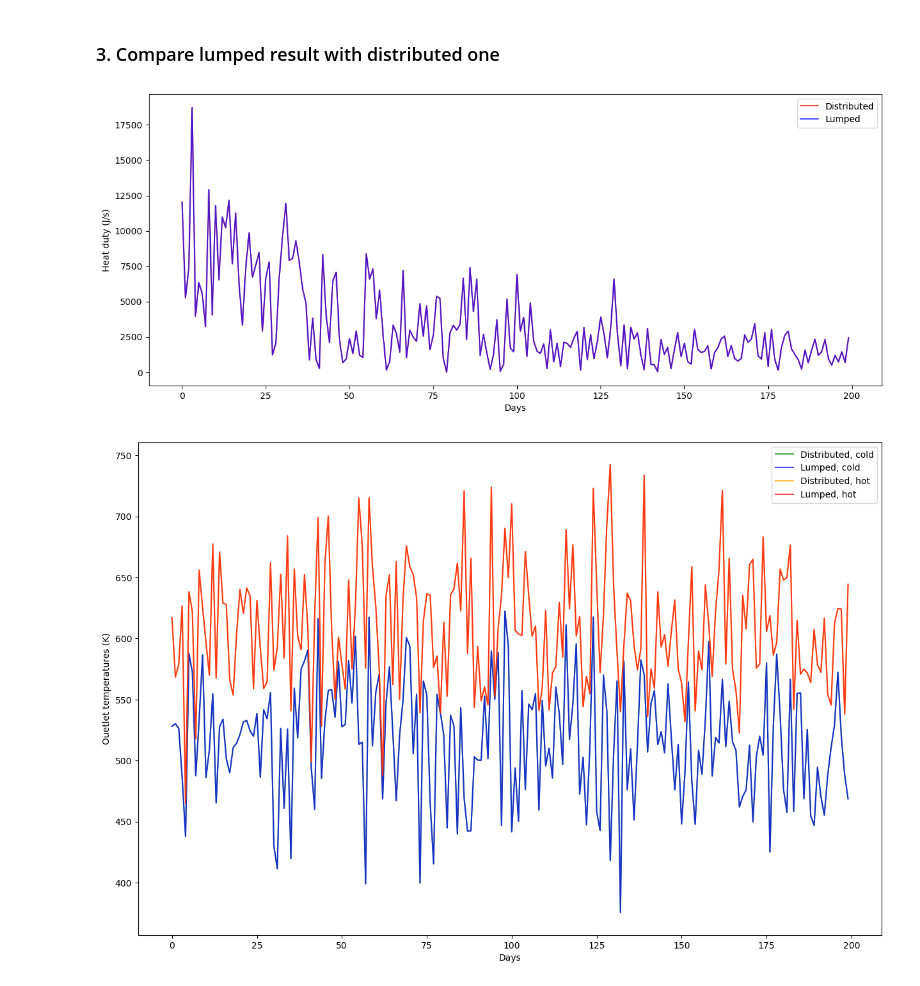
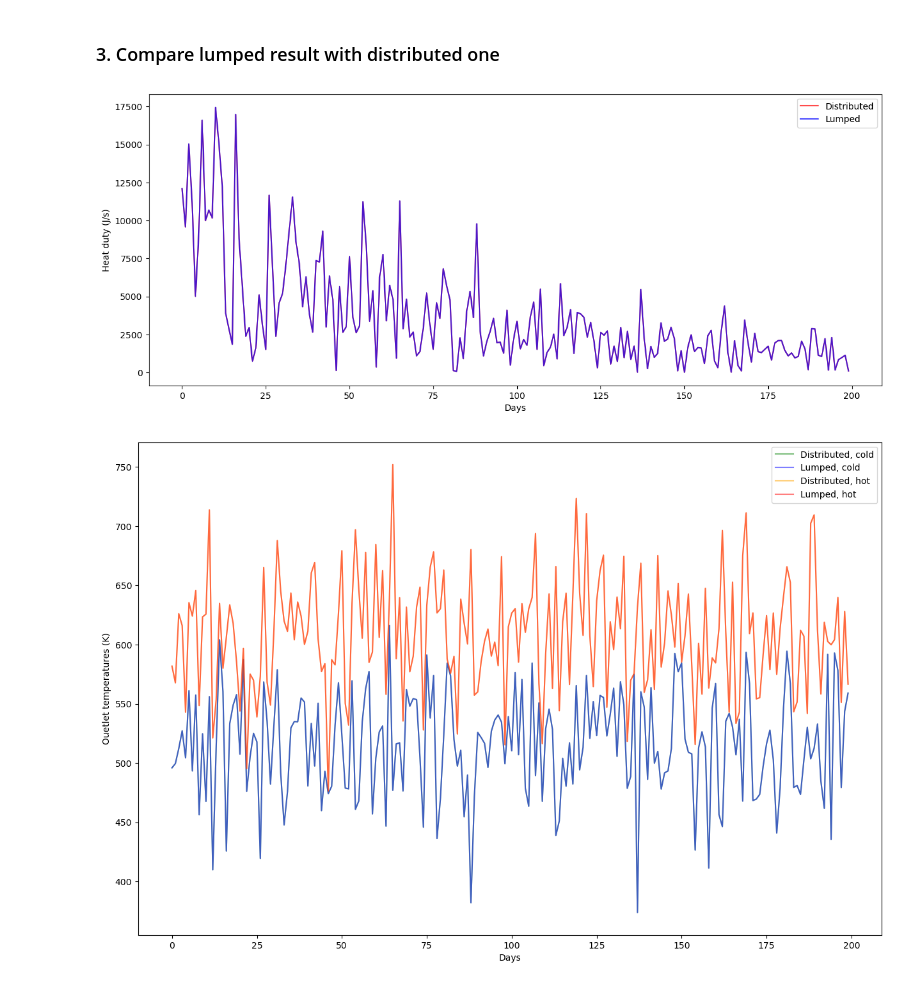
Before and after one commit to donglai-zhang/HEXpractice, a Jupyter notebook: Visualisation.ipynb, the cells around one changed output. Drawn from its saved outputs; the diff is of its cells as text; code cells hidden in the pictures.

```diff
--- a/Visualisation.ipynb
+++ b/Visualisation.ipynb
@@ -19,7 +19,7 @@ rinlet: random inlents
 mode = "rinlet"
 
 # f_type: 0 - parallel flow, 1 - counter flow
-f_type = 0
+f_type = 1
 
 if f_type == 0:
     dfs = pd.read_csv(f"{dpath}/{mode}/parallel.csv", header=0)
@@ -248,21 +248,21 @@ plt.xlabel("Days")
 plt.legend()
 plt.show()
 # %% [output]
-[figure, old version]
+[figure, new version]
 # %%
 # Outlet temperature vs. time
 plt.figure(figsize=(15, 10))
-plt.plot(dfs["F1o"].to_numpy(), c="green", alpha=0.7, label="Distributed, cold")
-plt.plot(df1["F1o"].to_numpy(), c="blue", alpha=0.7, label="Lumped, cold")
+plt.plot(dfs["F1o"].to_numpy(), c="green", alpha=0.5, label="Distributed, cold")
+plt.plot(df1["F1o"].to_numpy(), c="blue", alpha=0.5, label="Lumped, cold")
 
-plt.plot(dfs["F2o"].to_numpy(), c="orange", alpha=0.7, label="Distributed, hot")
-plt.plot(df1["F2o"].to_numpy(), c="red", alpha=0.7, label="Lumped, hot")
+plt.plot(dfs["F2o"].to_numpy(), c="orange", alpha=0.5, label="Distributed, hot")
+plt.plot(df1["F2o"].to_numpy(), c="red", alpha=0.5, label="Lumped, hot")
 plt.ylabel("Ouetlet temperatures (K)")
 plt.xlabel("Days")
 plt.legend()
 plt.show()
 # %% [output]
-[figure, old version]
+[figure, new version]
 # %%
 # UA vs. time, lumped should be about 100 times
 plt.figure(figsize=(15, 6))
```
Also changed, not shown: parts of 19 cells of this notebook, 9 other files.
